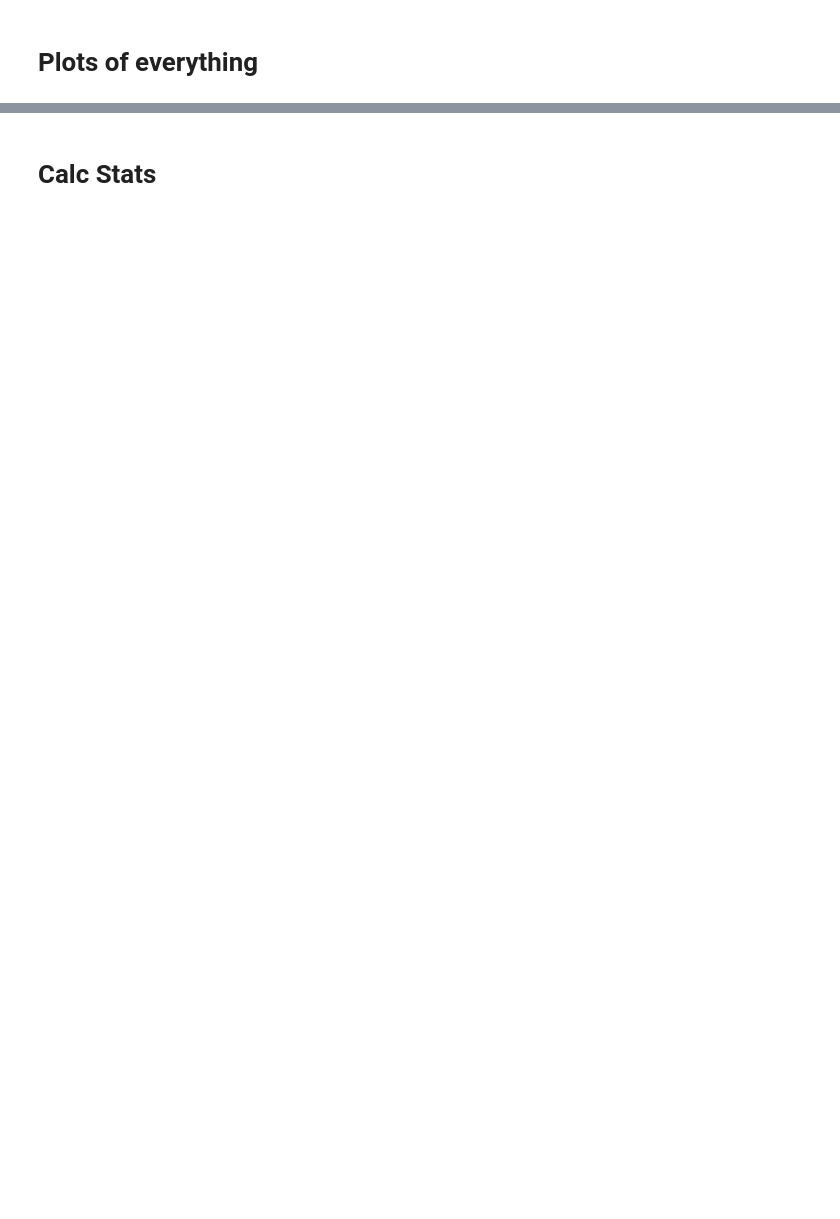
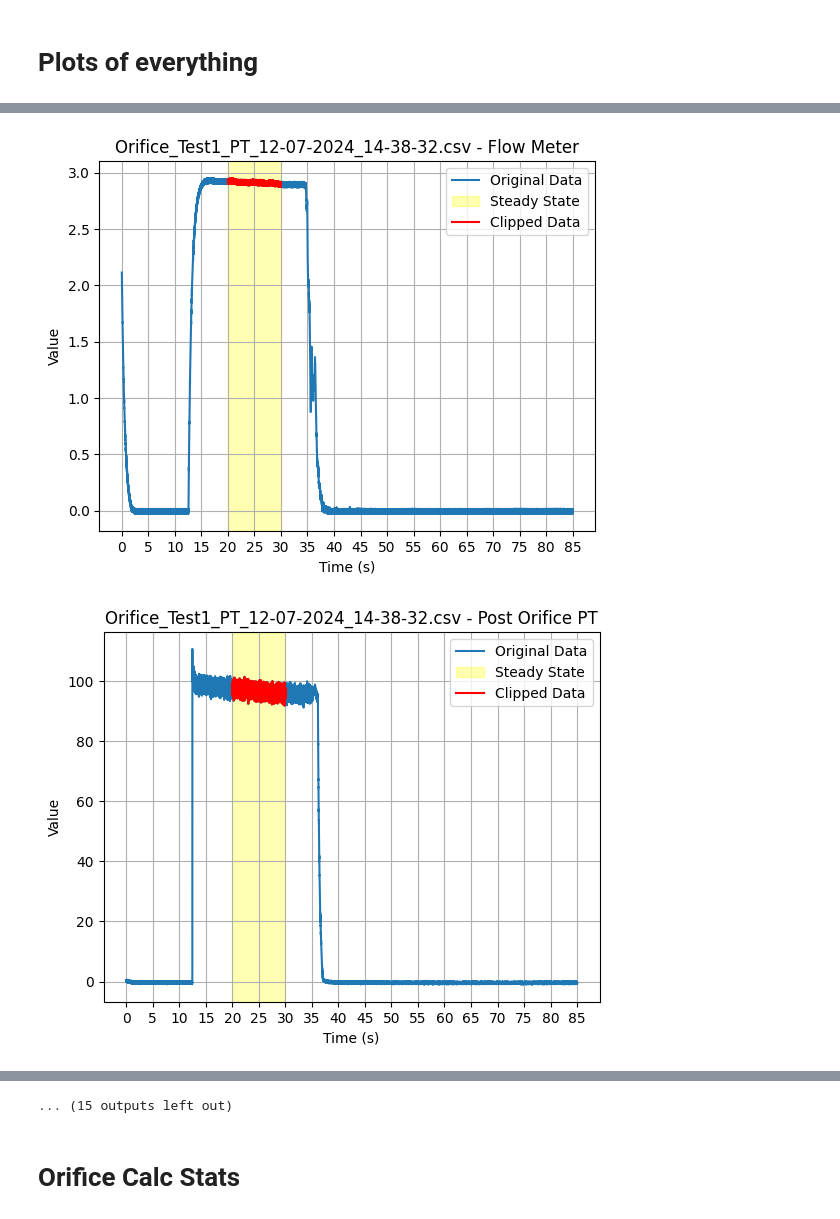
Before and after one commit to sulloa07/propulsion_analysis, a Jupyter notebook: flow_testing_data_analysis/flow_data_ana.ipynb, the cells around one changed output, grey strips where cells are left out. Drawn from its saved outputs; the diff is of its cells as text; code cells hidden in the pictures; blank space fills up the shorter version.

Commit message:
adding orifice testing analysis script and updating reqs.txt

```diff
--- a/flow_testing_data_analysis/flow_data_ana.ipynb
+++ b/flow_testing_data_analysis/flow_data_ana.ipynb
@@ -63,17 +119,2 @@ TC_df = read_clean_data("clean_TC")
 # %% [markdown]
 # Plots of everything
-# %%
-image_index = 0
-
-os.makedirs(f'./clean_data/{static_data}/{burn}/images', exist_ok=True)
-
-for df in [PT_df, TC_df, LC_df]:
-    time_col = df['Time (s)']
-    data_df = df.drop(columns=['# Time', 'Time (s)'])
-    for col in data_df:
-        if "cDAQ" not in col:
-            plt.plot(time_col, data_df[col])
-            plt.title(col)
-            plt.savefig(f'./clean_data/{static_data}/{burn}/images/'+ str(image_index) + ' ' + col+'.png') # save images to folder
-            image_index += 1
-            plt.show()
@@ -93,0 +121,55 @@ for df in [PT_df, TC_df, LC_df]:
+# %%
+def clip_and_plot(data_dfs, steady_state_ranges):
+    clipped_dfs = {}
+    # output_folder = "./clipped_data/"
+    # os.makedirs(output_folder, exist_ok=True)
+
+    # Iterate over keys in steady_state_ranges and use glob to find matching files
+    for test_name, (start, stop) in steady_state_ranges.items():
+        matching_files = glob.glob(f"{Data_Folder}/{test_name}*.csv")
+        if not matching_files:
+            print(f"No files found for pattern: {test_name}")
+            continue
+
+        for file in matching_files:
+            key = os.path.basename(file)
+            if key not in data_dfs:
+                print(f"{key} not in loaded DataFrames, skipping.")
+                continue
+
+            df = data_dfs[key]
+            # Clip data based on start and stop
+            if start is None or stop is None:
+                clipped_df = df  # Use entire DataFrame if no range is specified
+            else:
+                clipped_df = df[(df["Time (s)"] >= start) & (df["Time (s)"] <= stop)]
+
+            clipped_dfs[key] = clipped_df
+
+            # Plot each column with highlighted steady-state range
+            data_df = df.drop(columns=["# Time", "Time (s)"])
+            for col in data_df.columns:
+                plt.figure()
+                plt.plot(df["Time (s)"], df[col], label="Original Data")
+                if start is not None and stop is not None:
+                    plt.axvspan(start, stop, color="yellow", alpha=0.3, label="Steady State")
+                    plt.plot(clipped_df["Time (s)"], clipped_df[col], label="Clipped Data", color="red")
+                plt.title(f"{key} - {col}")
+                plt.xlabel("Time (s)")
+                plt.ylabel("Value")
+                plt.grid()
+                plt.legend()
+                ax = plt.gca()
+                ax.xaxis.set_major_locator(ticker.MultipleLocator(5))
+                plt.show()
+                # plt.savefig(f"{output_folder}{key}_{col}.png")
+            # Save clipped DataFrame for further analysis
+            # clipped_df.to_csv(f"{output_folder}{key}_clipped.csv", index=False)
+
+    return clipped_dfs
+
+# Call the function to process files
+Clipped_dfs = clip_and_plot(Data_dfs, steady_state_ranges)
+# %% [output]
+[figure, added]
+[figure, added]
@@ -94,2 +186,3 @@ for df in [PT_df, TC_df, LC_df]:
+... (15 outputs left out)
 # %% [markdown]
-# Calc Stats
+# Orifice Calc Stats
```
Also changed, not shown: parts of 24 cells of this notebook, 5 other files.
